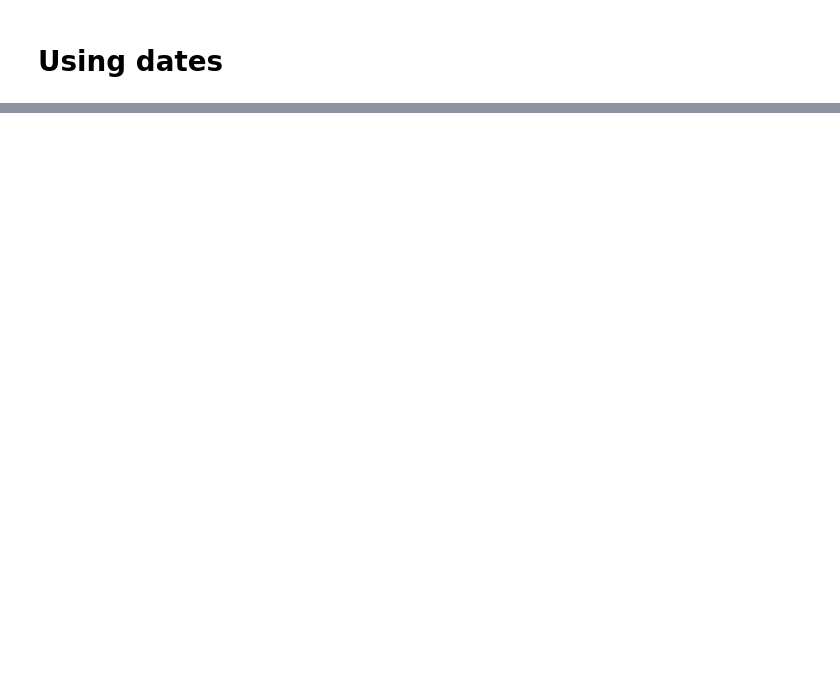
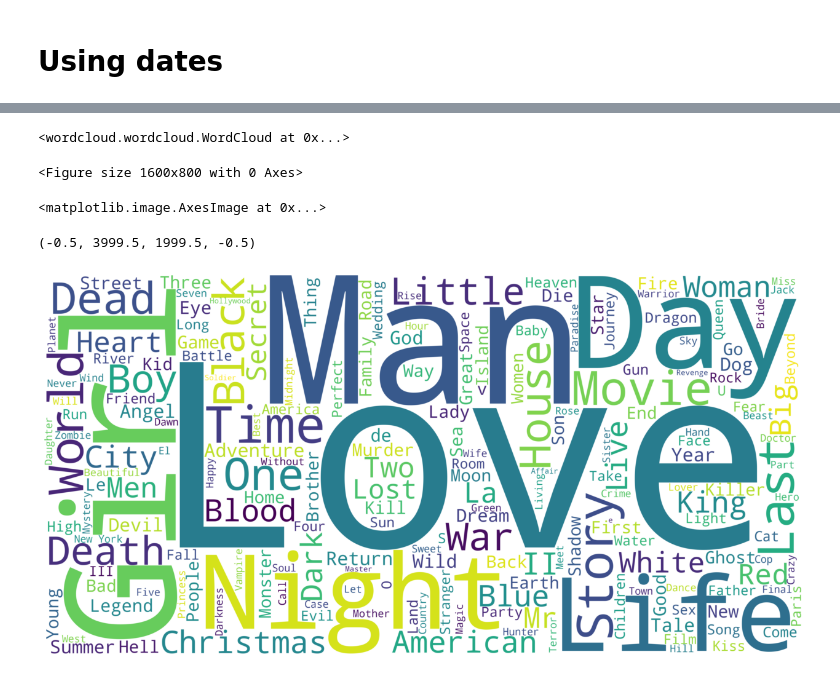
Before and after one commit to mattyapers/Movies_EDA, a Jupyter notebook: Movies_EDA_1.ipynb, the cells around one changed output, grey strips where cells are left out. Cells and saved outputs as stored; diff of their text form; code cells hidden in the pictures; blank space fills up the shorter version.

```diff
--- a/Movies_EDA_1.ipynb
+++ b/Movies_EDA_1.ipynb
@@ -474,0 +529,14 @@ HTML(df[mask_actor & mask_director][['title','poster_path','revenue_musd']].to_h
+# %%
+# Create a corpus for the series
+columns = ['tagline', 'overview', 'title']
+corpus_dict = {}
+
+# Loop through columns
+for c in columns:
+    series = df[c].dropna()
+    corpus_dict[f"{c}_corpus"] = ' '.join(series)
+    corpus_dict.keys()
+
+# Show corpus
+for k, v in corpus_dict.items():
+    print(f"{k} : {v[:100]}...")
@@ -474,0 +550,16 @@ HTML(df[mask_actor & mask_director][['title','poster_path','revenue_musd']].to_h
+# %%
+# Create tagline WordCloud
+title_wordcloud = WordCloud(background_color='white', height=2000, width=4000, max_words= 200).generate(corpus_dict['title_corpus'])
+title_wordcloud
+
+# Show the wordcloud
+plt.figure(figsize=(16,8))
+plt.imshow(title_wordcloud, interpolation= "bilinear")
+plt.axis('off')
+plt.show()
+# %% [output]
+<wordcloud.wordcloud.WordCloud at 0x...>
+<Figure size 1600x800 with 0 Axes>
+<matplotlib.image.AxesImage at 0x...>
+(-0.5, 3999.5, 1999.5, -0.5)
+[figure, added]
```
Also changed, not shown: parts of 20 cells of this notebook.
